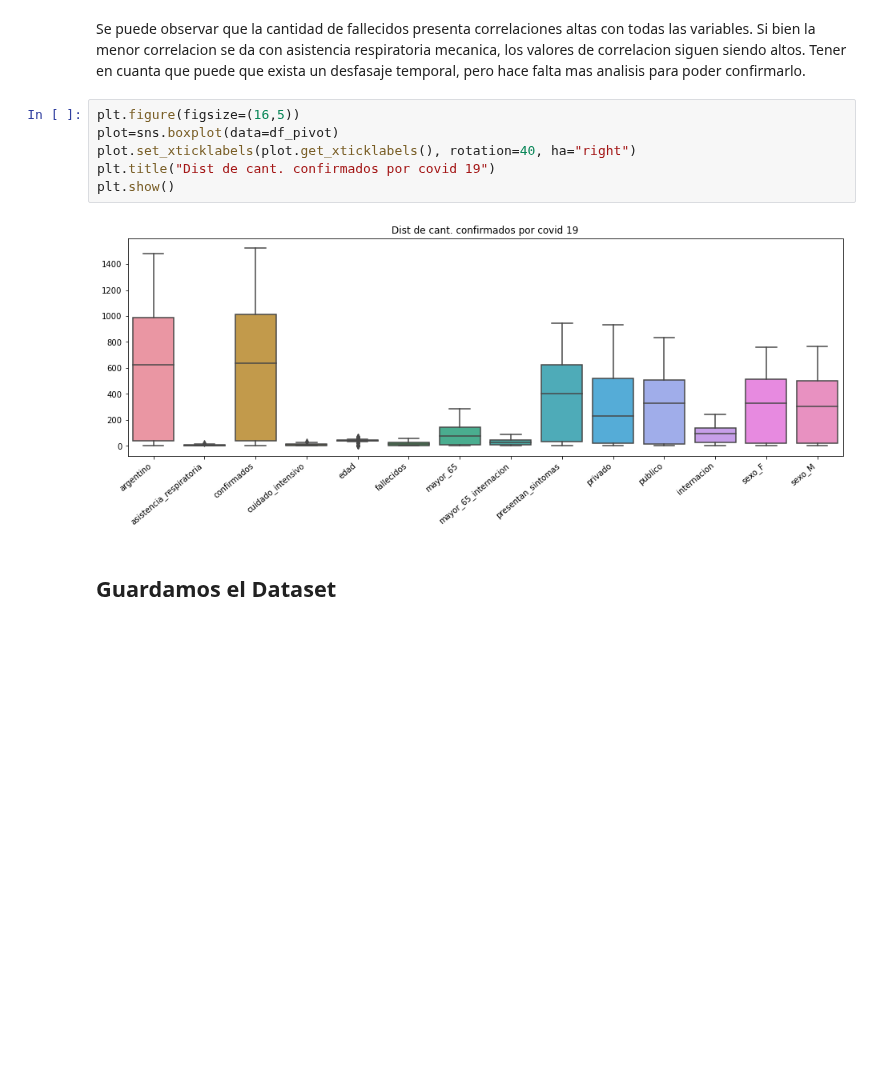
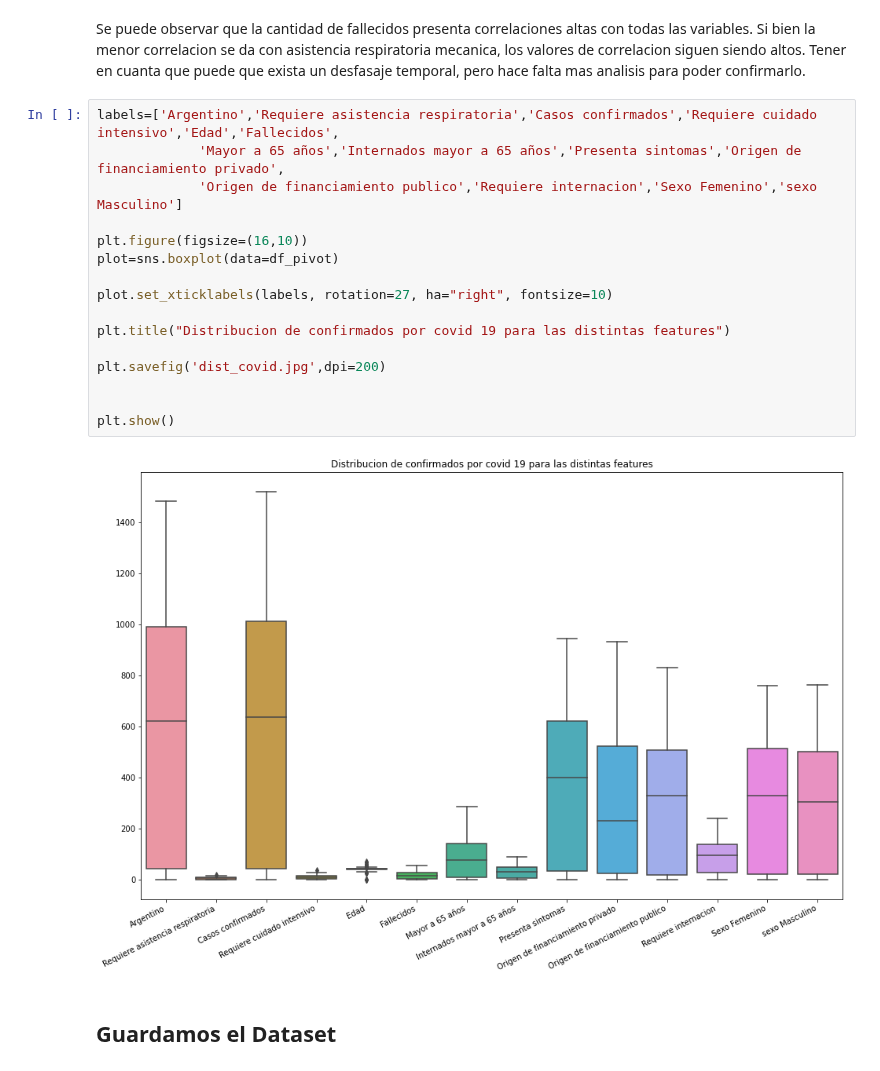
Before and after one commit to tomiambro/clusterai2020_grupo1, a Jupyter notebook: EDA_Proyecto_Final.ipynb, the cells around one changed output. Saved outputs shown, nothing was run; the diff lists cells and outputs as text; blank space fills up the shorter version.

```diff
--- a/EDA_Proyecto_Final.ipynb
+++ b/EDA_Proyecto_Final.ipynb
@@ -254,14 +315,24 @@ plt.show()
 # %% [markdown]
 Se puede observar que la cantidad de fallecidos presenta correlaciones altas con todas las variables. Si bien la menor correlacion se da con asistencia respiratoria mecanica, los valores de correlacion siguen siendo altos.
 Tener en cuanta que puede que exista un desfasaje temporal, pero hace falta mas analisis para poder confirmarlo.
-# %%
-plt.figure(figsize=(16,5))
-plot=sns.boxplot(data=df_pivot)
-plot.set_xticklabels(plot.get_xticklabels(), rotation=40, ha="right")
-plt.title("Dist de cant. confirmados por covid 19")
-plt.show()
-# %% [output]
-[figure, removed]
+# %%
+labels=['Argentino','Requiere asistencia respiratoria','Casos confirmados','Requiere cuidado intensivo','Edad','Fallecidos',
+             'Mayor a 65 años','Internados mayor a 65 años','Presenta sintomas','Origen de financiamiento privado',
+             'Origen de financiamiento publico','Requiere internacion','Sexo Femenino','sexo Masculino']
+
+plt.figure(figsize=(16,10))
+plot=sns.boxplot(data=df_pivot)
+
+plot.set_xticklabels(labels, rotation=27, ha="right", fontsize=10)
+
+plt.title("Distribucion de confirmados por covid 19 para las distintas features")
+
+plt.savefig('dist_covid.jpg',dpi=200)
+
+
+plt.show()
+# %% [output]
+[figure, added]
 # %% [markdown]
 ## Guardamos el Dataset
 # %%
```
Also changed, not shown: parts of 29 cells of this notebook.
